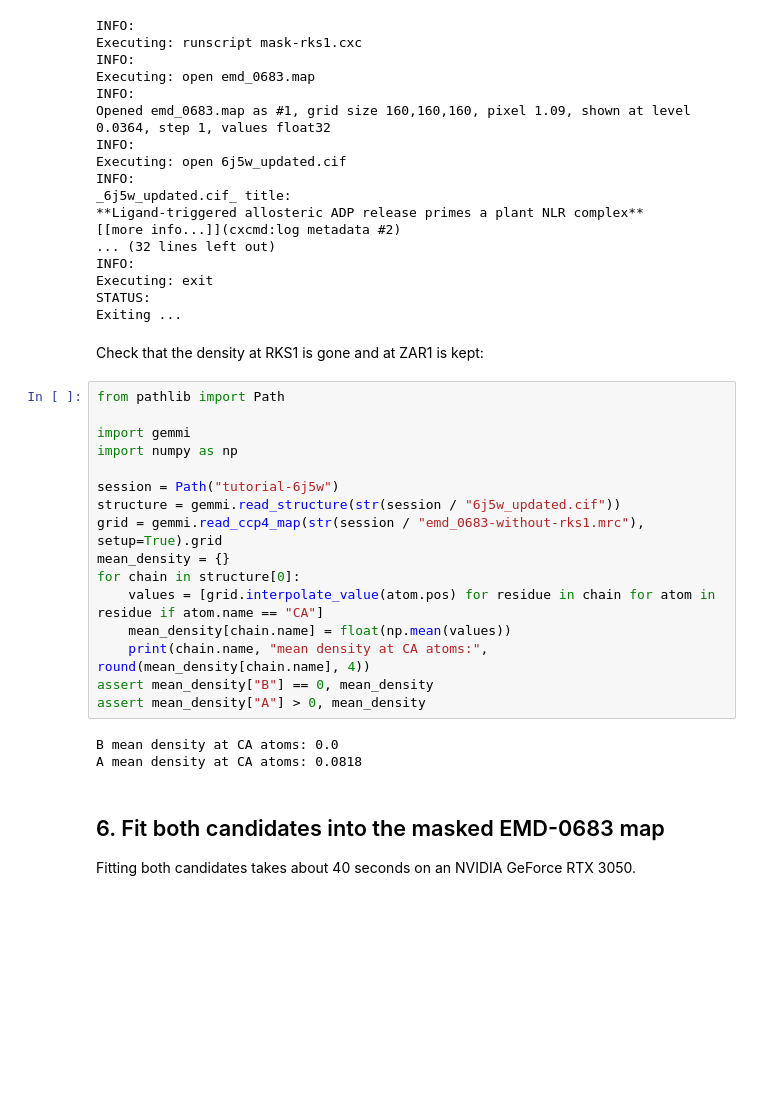
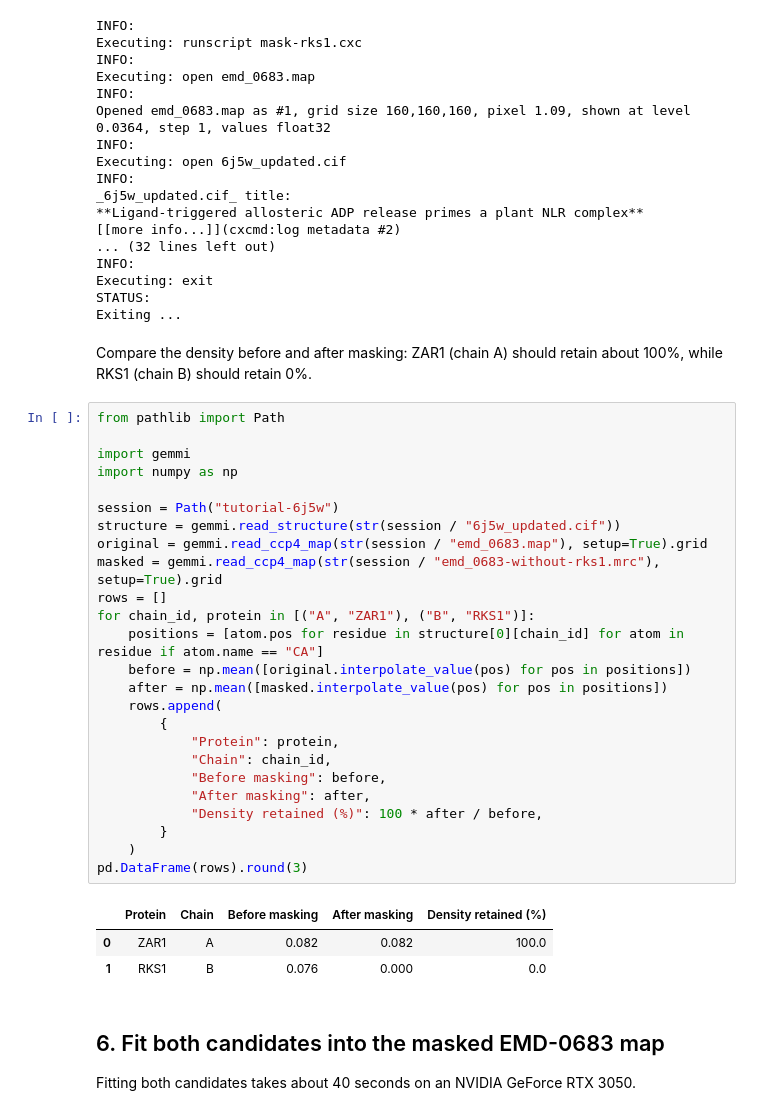
Before and after one commit to haddocking/protein-detective, a Jupyter notebook: docs/tutorial.ipynb, the cells around one changed output. Saved outputs shown, nothing was run; the diff lists cells and outputs as text; blank space fills up the shorter version.

Commit message:
Make assertion code blocks simpler

```diff
--- a/docs/tutorial.ipynb
+++ b/docs/tutorial.ipynb
@@ -205,26 +192,37 @@ Executing: exit
 STATUS:
 Exiting ...
 # %% [markdown]
-Check that the density at RKS1 is gone and at ZAR1 is kept:
+Compare the density before and after masking: ZAR1 (chain A) should retain about 100%, while RKS1 (chain B) should
+retain 0%.
 # %%
 from pathlib import Path
 
 import gemmi
 import numpy as np
 
 session = Path("tutorial-6j5w")
 structure = gemmi.read_structure(str(session / "6j5w_updated.cif"))
-grid = gemmi.read_ccp4_map(str(session / "emd_0683-without-rks1.mrc"), setup=True).grid
-mean_density = {}
-for chain in structure[0]:
-    values = [grid.interpolate_value(atom.pos) for residue in chain for atom in residue if atom.name == "CA"]
-    mean_density[chain.name] = float(np.mean(values))
-    print(chain.name, "mean density at CA atoms:", round(mean_density[chain.name], 4))
-assert mean_density["B"] == 0, mean_density
-assert mean_density["A"] > 0, mean_density
+original = gemmi.read_ccp4_map(str(session / "emd_0683.map"), setup=True).grid
+masked = gemmi.read_ccp4_map(str(session / "emd_0683-without-rks1.mrc"), setup=True).grid
+rows = []
+for chain_id, protein in [("A", "ZAR1"), ("B", "RKS1")]:
+    positions = [atom.pos for residue in structure[0][chain_id] for atom in residue if atom.name == "CA"]
+    before = np.mean([original.interpolate_value(pos) for pos in positions])
+    after = np.mean([masked.interpolate_value(pos) for pos in positions])
+    rows.append(
+        {
+            "Protein": protein,
+            "Chain": chain_id,
+            "Before masking": before,
+            "After masking": after,
+            "Density retained (%)": 100 * after / before,
+        }
+    )
+pd.DataFrame(rows).round(3)
 # %% [output]
-B mean density at CA atoms: 0.0
-A mean density at CA atoms: 0.0818
+|  | Protein | Chain | Before masking | After masking | Density retained (%) |
+| 0 | ZAR1 | A | 0.082 | 0.082 | 100.0 |
+| 1 | RKS1 | B | 0.076 | 0.000 | 0.0 |
 # %% [markdown]
 ## 6. Fit both candidates into the masked EMD-0683 map
 
```
Also changed, not shown: parts of 6 cells of this notebook.
